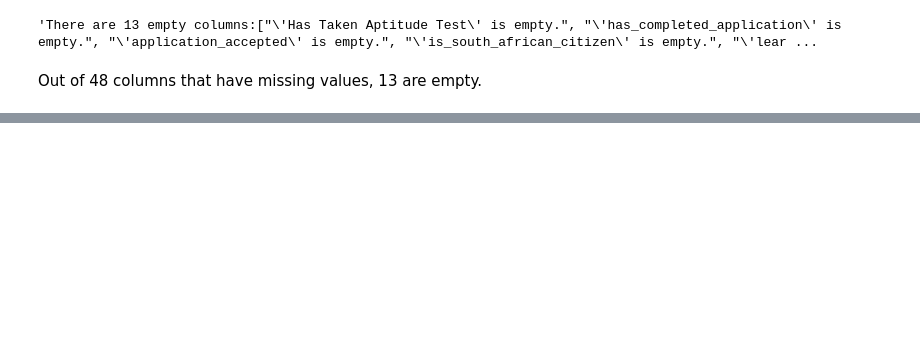
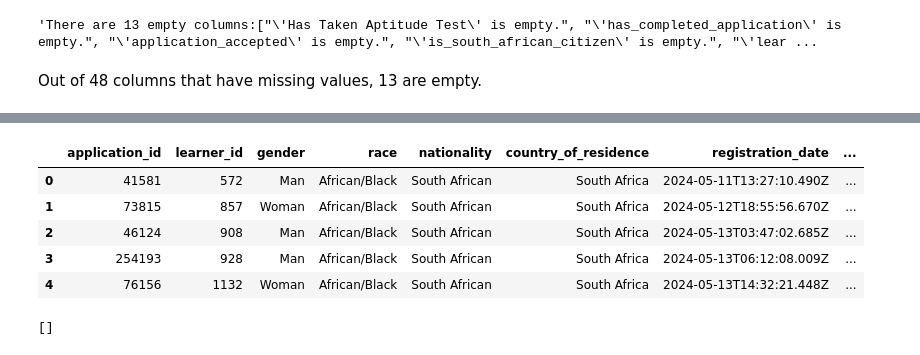
Before and after one commit to Nhlakanipho07/Umuzi-Skills-Test, a Jupyter notebook: notebook/applications_analysis.ipynb, the cells around one changed output, grey strips where cells are left out. Saved outputs shown, nothing was run; the diff lists cells and outputs as text; code cells hidden in the pictures; blank space fills up the shorter version.

```diff
--- a/notebook/applications_analysis.ipynb
+++ b/notebook/applications_analysis.ipynb
@@ -58,11 +70,6 @@ np.int64(0)
 # %% [markdown]
 There are no duplicate rows.
 # %%
-columns_with_missing_values = []
-
-for column_name in applications_df.columns:
-    missing_values_column = column_missing_values(applications_df, column_name)
-    if missing_values_column:
-        columns_with_missing_values.append(missing_values_column)
-
-len(columns_with_missing_values)
+total_columns, columns_with_missing_values = get_total_columns_missing_values(
+    applications_df
+)
@@ -84,0 +90,2 @@ Out of 48 columns that have missing values, 13 are empty.
+# %%
+applications_df = applications_df.dropna(axis=1, how="all")
@@ -84,0 +96,11 @@ Out of 48 columns that have missing values, 13 are empty.
+# %%
+total_columns, columns_with_missing_values = get_total_columns_missing_values(
+    applications_df
+)
+empty_columns = []
+
+for column_name in columns_with_missing_values:
+    if "is empty." in column_name:
+        empty_columns.append(column_name)
+
+f"There are {len(empty_columns)} empty columns:{empty_columns}"
@@ -84,0 +118,13 @@ Out of 48 columns that have missing values, 13 are empty.
+# %%
+lower_columns = []
+
+for column_name in applications_df.columns:
+    if column_name == "Total score":
+        column_name = "Aptitude Total Score"
+    elif column_name == "Programming language experince":
+        column_name = "Programming language experience"
+
+    lower_columns.append(column_name.lower().replace(" ", "_"))
+
+applications_df.columns = lower_columns
+applications_df.head(0)
@@ -84,0 +199,19 @@ Out of 48 columns that have missing values, 13 are empty.
+# %%
+applications_df.head()
+# %% [output]
+|  | application_id | learner_id | gender | race | nationality | country_of_residence | registration_date | ... |
+| 0 | 41581 | 572 | Man | African/Black | South African | South Africa | 2024-05-11T13:27:10.490Z | ... |
+| 1 | 73815 | 857 | Woman | African/Black | South African | South Africa | 2024-05-12T18:55:56.670Z | ... |
+| 2 | 46124 | 908 | Man | African/Black | South African | South Africa | 2024-05-13T03:47:02.685Z | ... |
+| 3 | 254193 | 928 | Man | African/Black | South African | South Africa | 2024-05-13T06:12:08.009Z | ... |
+| 4 | 76156 | 1132 | Woman | African/Black | South African | South Africa | 2024-05-13T14:32:21.448Z | ... |
+# %%
+not_applied = []
+
+for row in applications_df["status"]:
+    if row != "Applied":
+        not_applied.append(row)
+
+not_applied
+# %% [output]
+[]
```
Also changed, not shown: parts of 15 cells of this notebook.
